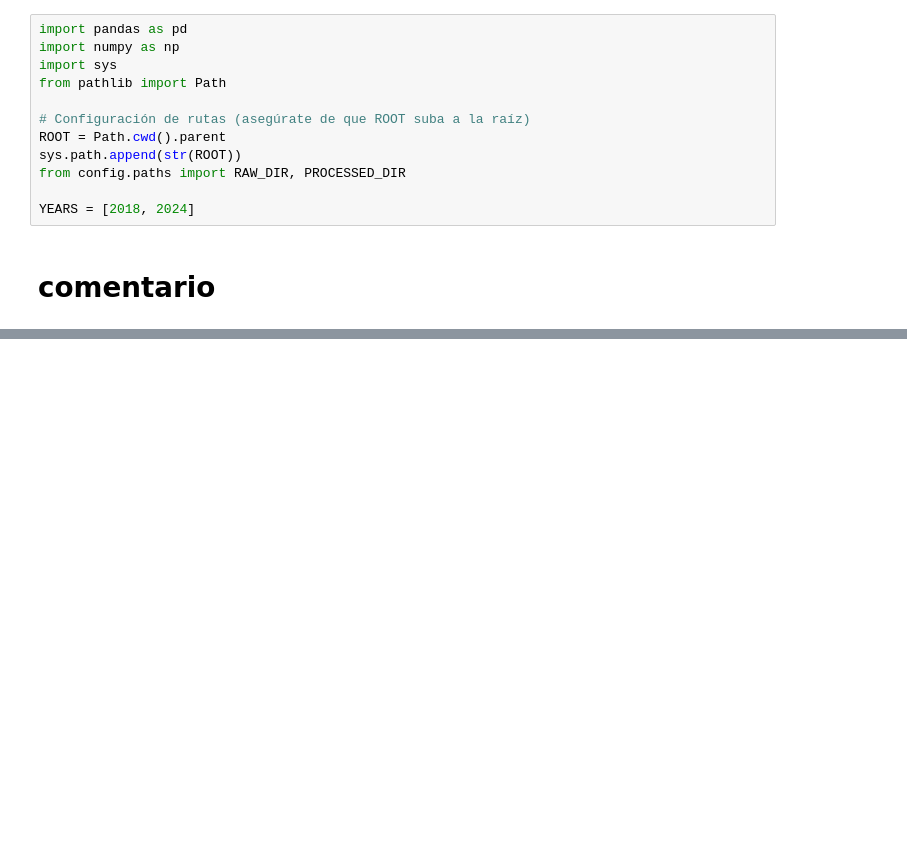
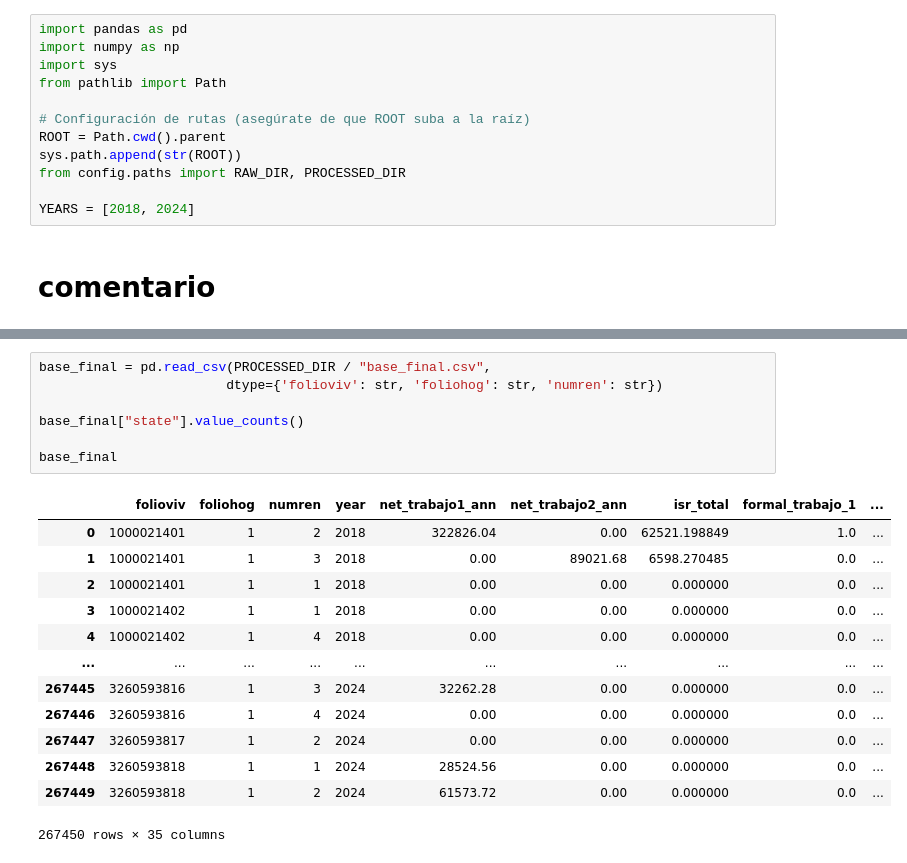
Before and after one commit to JesusSanchezM/3.-Mapping-the-Fiscal-Burden, a Jupyter notebook: fiscal_incidence_project/notebooks/03_final_merge.ipynb, the cells around one changed output, grey strips where cells are left out. Saved outputs shown, nothing was run; the diff lists cells and outputs as text; blank space fills up the shorter version.

```diff
--- a/fiscal_incidence_project/notebooks/03_final_merge.ipynb
+++ b/fiscal_incidence_project/notebooks/03_final_merge.ipynb
@@ -305,0 +335,21 @@ Saved base_final.csv
+# %%
+base_final = pd.read_csv(PROCESSED_DIR / "base_final.csv",
+                        dtype={'folioviv': str, 'foliohog': str, 'numren': str})
+
+base_final["state"].value_counts()
+
+base_final
+# %% [output]
+|  | folioviv | foliohog | numren | year | net_trabajo1_ann | net_trabajo2_ann | isr_total | formal_trabajo_1 | ... |
+| 0 | 1000021401 | 1 | 2 | 2018 | 322826.04 | 0.00 | 62521.198849 | 1.0 | ... |
+| 1 | 1000021401 | 1 | 3 | 2018 | 0.00 | 89021.68 | 6598.270485 | 0.0 | ... |
+| 2 | 1000021401 | 1 | 1 | 2018 | 0.00 | 0.00 | 0.000000 | 0.0 | ... |
+| 3 | 1000021402 | 1 | 1 | 2018 | 0.00 | 0.00 | 0.000000 | 0.0 | ... |
+| 4 | 1000021402 | 1 | 4 | 2018 | 0.00 | 0.00 | 0.000000 | 0.0 | ... |
+| ... | ... | ... | ... | ... | ... | ... | ... | ... | ... |
+| 267445 | 3260593816 | 1 | 3 | 2024 | 32262.28 | 0.00 | 0.000000 | 0.0 | ... |
+| 267446 | 3260593816 | 1 | 4 | 2024 | 0.00 | 0.00 | 0.000000 | 0.0 | ... |
+| 267447 | 3260593817 | 1 | 2 | 2024 | 0.00 | 0.00 | 0.000000 | 0.0 | ... |
+| 267448 | 3260593818 | 1 | 1 | 2024 | 28524.56 | 0.00 | 0.000000 | 0.0 | ... |
+| 267449 | 3260593818 | 1 | 2 | 2024 | 61573.72 | 0.00 | 0.000000 | 0.0 | ... |
+267450 rows × 35 columns
```
Also changed, not shown: parts of 12 cells of this notebook, 1 other file.
